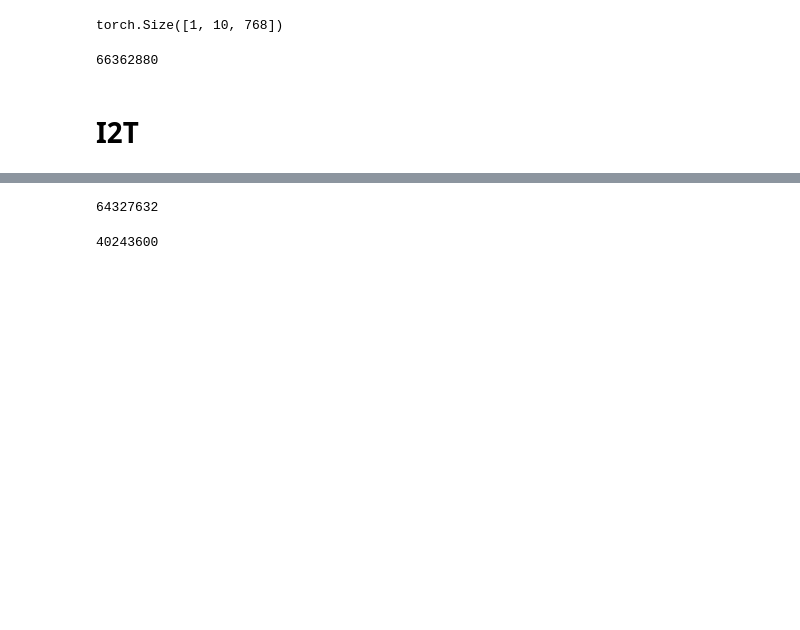
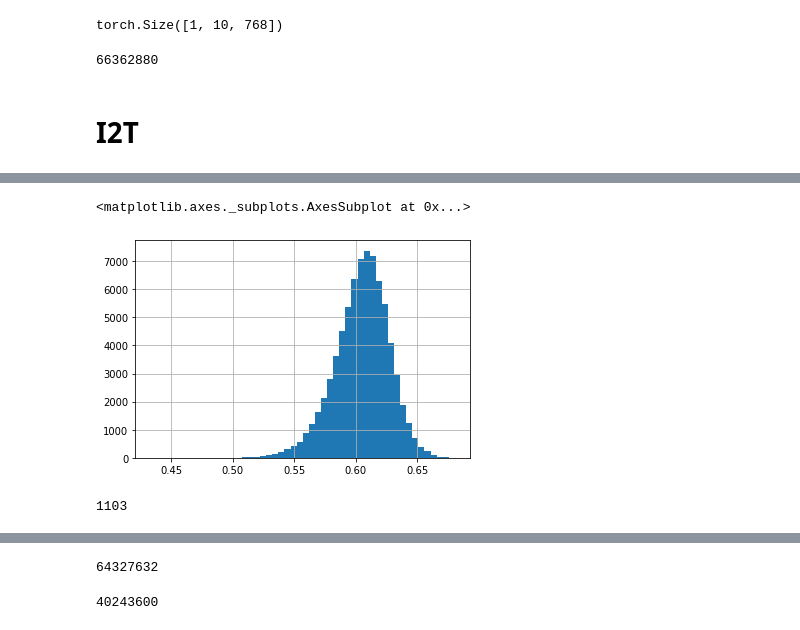
Before and after one commit to MIchaelKa/ycup21, a Jupyter notebook: notebooks/ycup21_base.ipynb, the cells around one changed output, grey strips where cells are left out. Saved outputs shown, nothing was run; the diff lists cells and outputs as text; code cells hidden in the pictures; blank space fills up the shorter version.

```diff
--- a/notebooks/ycup21_base.ipynb
+++ b/notebooks/ycup21_base.ipynb
@@ -492,0 +577,4 @@ model_i2t = I2T(config=cfg)
+# %%
+model_i2t = model_i2t.eval()
+# %%
+model_i2t = model_i2t.to(device)
@@ -492,0 +609,26 @@ model_i2t = I2T(config=cfg)
+# %%
+images = []
+distances = []
+
+for index, data_dict in tqdm(enumerate(dataloader)):
+    # if index == 1:
+    #     break
+
+    image_name_batch = data_dict["image_name"]
+    image_batch = data_dict["image"]
+    text_batch = data_dict["text"]
+
+    data_dict["image"] = image_batch.to(device)
+
+    text_batch['input_ids'] = text_batch['input_ids'].to(device)
+    text_batch['attention_mask'] = text_batch['attention_mask'].to(device)
+    data_dict["text"] = text_batch
+
+    distance = model_i2t.training_step(data_dict, index)
+
+    images.append(image_name_batch)
+    distances.append(distance.cpu().detach().numpy())
+
+    # print(image_name_batch)
+    # print(image_batch.shape)
+    # print(text_batch)
@@ -492,0 +637,4 @@ model_i2t = I2T(config=cfg)
+# %%
+data_frame = pd.DataFrame()
+data_frame['image'] = np.concatenate(images)
+data_frame['distance'] = np.concatenate(distances)
@@ -492,0 +654,5 @@ model_i2t = I2T(config=cfg)
+# %%
+data_frame['distance'].hist(bins=50)
+# %% [output]
+<matplotlib.axes._subplots.AxesSubplot at 0x...>
+[figure, added]
@@ -492,0 +689,5 @@ model_i2t = I2T(config=cfg)
+# %%
+images = data_frame[data_frame['distance'] < 0.55]['image']
+len(images)
+# %% [output]
+1103
```
Also changed, not shown: parts of 42 cells of this notebook, 2 other files.
